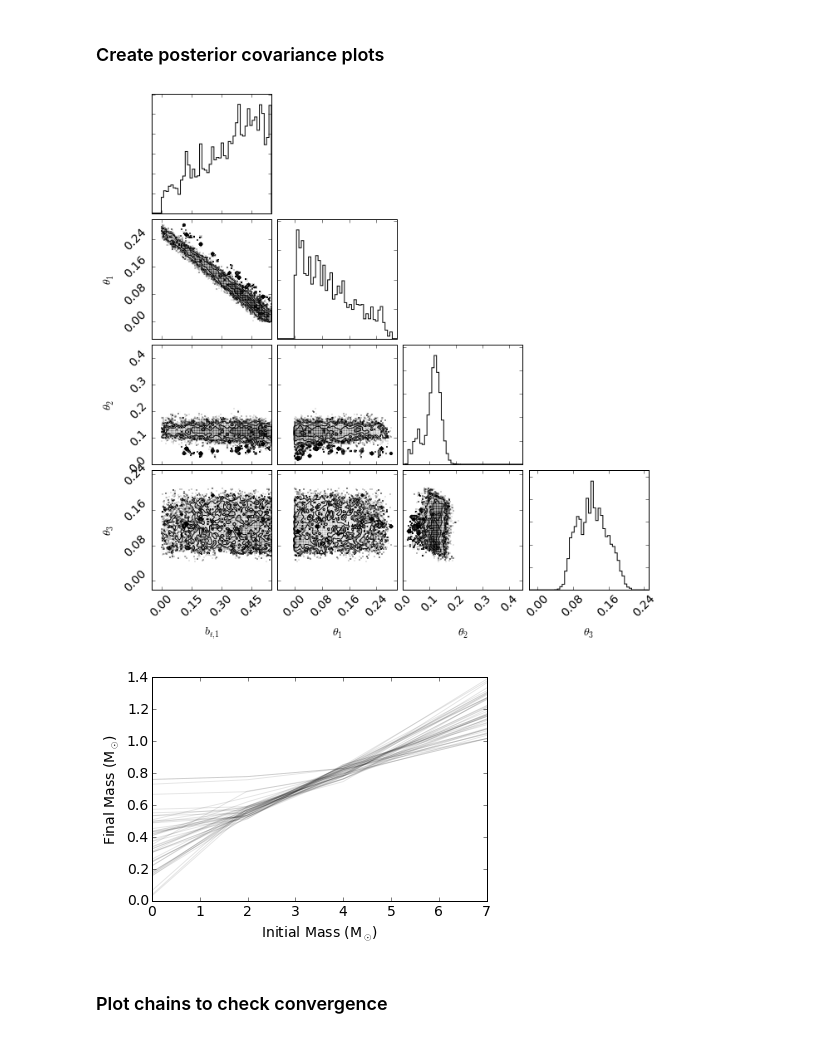
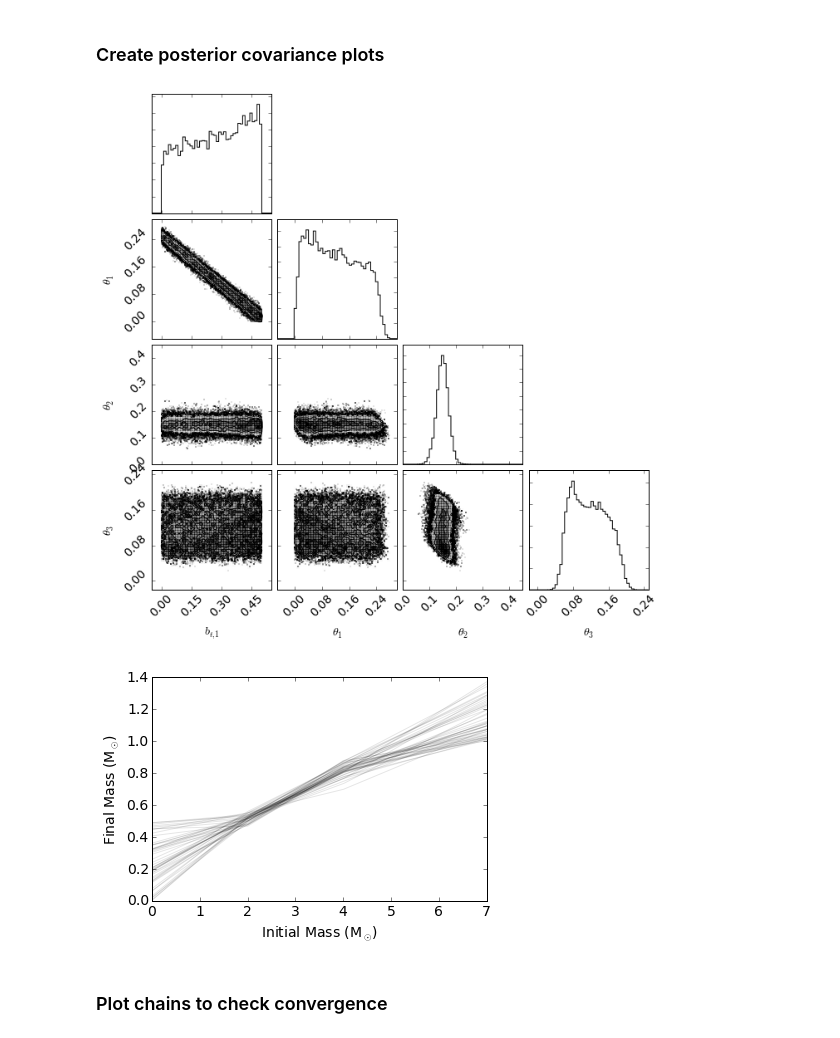
Before and after one commit to astroJeff/separated-at-birth, a Jupyter notebook: notebooks/IFMR DWD.ipynb, the cells around one changed output. Drawn from its saved outputs; the diff is of its cells as text; code cells hidden in the pictures.

```diff
--- a/notebooks/IFMR DWD.ipynb
+++ b/notebooks/IFMR DWD.ipynb
@@ -354,9 +344,9 @@ def ln_posterior(p, MESA_tcool, DWD):
 ### Wrapper for emcee
 # %%
 # This function runs emcee
-def run_inference(MESA_tcool, DWD, p_i, nwalkers=32, nburn=200, nsteps=1000):
+def run_inference(DWD, p_i, nwalkers=32, nburn=200, nsteps=1000):
     # number of parameters
-    ndim = 4
+    ndim = 5
 
     # initial positions for walkers
     p0 = np.zeros((nwalkers,ndim))
@@ -364,8 +354,10 @@ def run_inference(MESA_tcool, DWD, p_i, nwalkers=32, nburn=200, nsteps=1000):
     p0[:,1] = np.random.normal(p_i[1], 0.01, size=nwalkers) # theta_1
     p0[:,2] = np.random.normal(p_i[2], 0.03, size=nwalkers) # theta_2
     p0[:,3] = np.random.normal(p_i[3], 0.03, size=nwalkers) # theta_3
+    p0[:,4] = np.random.normal(p_i[4], 0.03, size=nwalkers) # theta_3
 
-    args = (MESA_tcool, DWD)
+    temp = 0.0
+    args = (temp, DWD)
     sampler = emcee.EnsembleSampler(nwalkers=nwalkers, dim=ndim, lnpostfn=ln_posterior, args=args)
 
     # burn-in
@@ -383,6 +387,10 @@ def run_inference(MESA_tcool, DWD, p_i, nwalkers=32, nburn=200, nsteps=1000):
 # %%
+start = time.time()
+
 p_true_1 = np.array([0.1, 0.1, 0.38, 0.05])
 N_sys_1 = 20
 mock_1 = create_mock_data(p_true_1, N_sys_1)
-sampler_1 = run_inference(MESA_tcool, mock_1, p_true_1, nburn=100, nsteps=200)
-print "Mock data set 1 finished"
+sampler_1 = run_inference(MESA_tcool, mock_1, p_true_1, nburn=10, nsteps=10)
+
+end = time.time()
+print "Mock data set 1 finished. Elapsed time: ", end-start, " seconds"
@@ -450,5 +460,10 @@ DWD = np.concatenate((DWD_andrews, DWD_baxter), axis=0)
 # %% [markdown]
 ### Run emcee
 # %%
-p_start = np.array([0.1, 0.1, 0.25, 0.10])
-sampler_DWD = run_inference(MESA_tcool, DWD, p_start, nburn=500, nsteps=1000)
+start = time.time()
+
+p_start = np.array([0.1, 0.1, 0.25, 0.10, 0.75])
+sampler_DWD = run_inference(DWD, p_start, nburn=300, nsteps=3000)
+
+end = time.time()
+print "Real data finished. Elapsed time: ", end-start, " seconds"
@@ -461,57 +478,56 @@ extents = [(-0.05, 0.55), (-0.05,0.3), (0.00,0.45), (-0.02,0.25)]
 #labels = ["$b_1$", r"$\theta_1$"]
 #extents = [(0.0, 0.5), (0.0,np.pi/2.)]
 
-fig = triangle.corner(sampler_DWD.flatchain, labels=labels, extents=extents)
+fig = triangle.corner(sampler_DWD.flatchain.T[0:4].T, labels=labels, extents=extents)
 
-fig.savefig('../figures/triangle_IFMR.pdf')
+
+#fig.savefig('../figures/triangle_IFMR.pdf')
 # %% [output]
-[figure, old version]
+[figure, new version]
 # %%
-ndim = 4
+ndim = 5
 
 # Select only the IFMR parameters
-samples_DWD = sampler_DWD.flatchain.T[0:4].T
+samples_DWD = sampler_DWD.flatchain.T[0:5].T
 
 
 # Select 50 random samples from the posterior distribution
 posterior_samples = np.array([])
-for bt1, th1, th2, th3 in samples_DWD[np.random.randint(len(samples_DWD),size=50)]:
-    p = np.array([bt1, th1, th2, th3])
+for bt1, th1, th2, th3, mu in samples_DWD[np.random.randint(len(samples_DWD),size=50)]:
+    p = np.array([bt1, th1, th2, th3, mu])
     posterior_samples = np.append(posterior_samples, p)
-posterior_samples.shape = (50,4)
+posterior_samples.shape = (50,5)
 
 
 
 # Plot the random posterior samples
-M_zams_temp = np.linspace(0.,7.,50)
+M_zams_temp = np.linspace(0.,7.,1000)
 
 for s in posterior_samples:
     M_wd_temp = get_m_wd(s, M_zams_temp)
 
     plt.plot(M_zams_temp, M_wd_temp, color="k", alpha=0.1)
 
 
 font = {'family' : 'normal',
         'weight' : 'normal',
         'size'   : 14}
 
 plt.rc('font', **font)
 
 
 plt.ylim(0.0,1.4)
 #plt.xlabel('$M_i$', fontsize=24)
 #plt.ylabel('$M_{wd}$', fontsize=24)
 #plt.gcf().subplots_adjust(bottom=0.20, left=0.17)
 #plt.gcf().subplots_adjust(left=0.17)
 
 plt.xlabel("Initial Mass (M$_{\odot}$)")
 plt.ylabel("Final Mass (M$_{\odot}$)")
 
-
-
-#plt.savefig('../figures/samples_IFMR.pdf')
+plt.savefig("../figures/samples_IFMR.pdf")
 # %% [output]
-[figure, old version]
+[figure, new version]
 # %% [markdown]
 ### Plot chains to check convergence
 # %%
```
Also changed, not shown: parts of 20 cells of this notebook, 3 other files.
